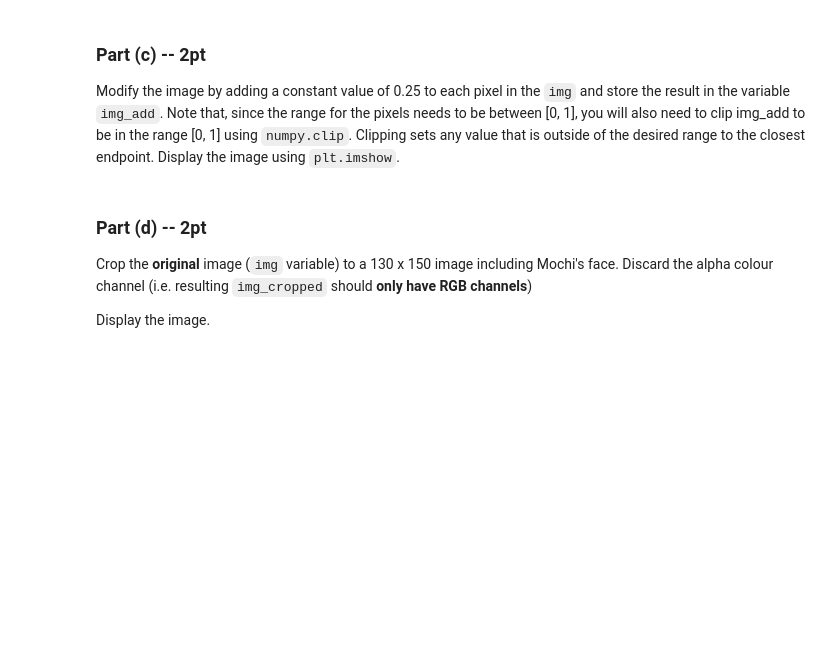
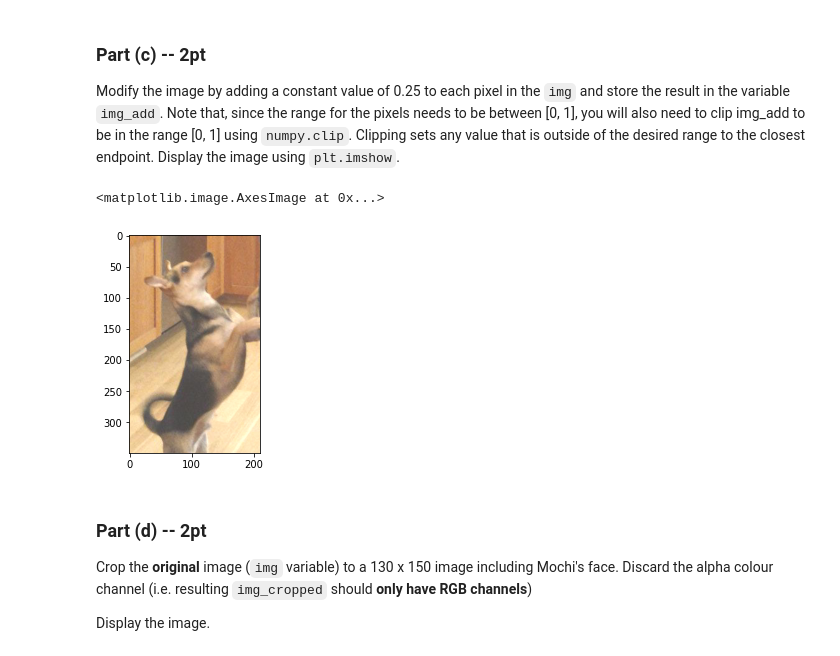
Before and after one commit to UToronto-dhnam/APS360, a Jupyter notebook: Labs/Lab1 PyTorch and ANNs.ipynb, the cells around one changed output. Cells and saved outputs as stored; diff of their text form; code cells hidden in the pictures; blank space fills up the shorter version.

```diff
--- a/Labs/Lab1 PyTorch and ANNs.ipynb
+++ b/Labs/Lab1 PyTorch and ANNs.ipynb
@@ -288,3 +278,11 @@ URLError: <urlopen error [SSL: CERTIFICATE_VERIFY_FAILED] certificate verify fai
+# %%
+import urllib.request
+from PIL import Image
+
+url = 'https://drive.google.com/uc?export=view&id=1oaLVR2hr1_qzpKQ47i9rVUIklwbDcews'
+response = urllib.request.urlopen(url)
+img = np.array(Image.open(response))
+img = img / 255.0
 # %% [markdown]
 ### Part (b) -- 1pt
 
@@ -308,3 +307,10 @@ img_add = None
+# %%
+
+img_add = np.clip(img + 0.25, 0, 1)
+plt.imshow(img_add)
+# %% [output]
+<matplotlib.image.AxesImage at 0x...>
+[figure, added]
 # %% [markdown]
 ### Part (d) -- 2pt
 
```
Also changed, not shown: parts of 21 cells of this notebook, 17 other files.
